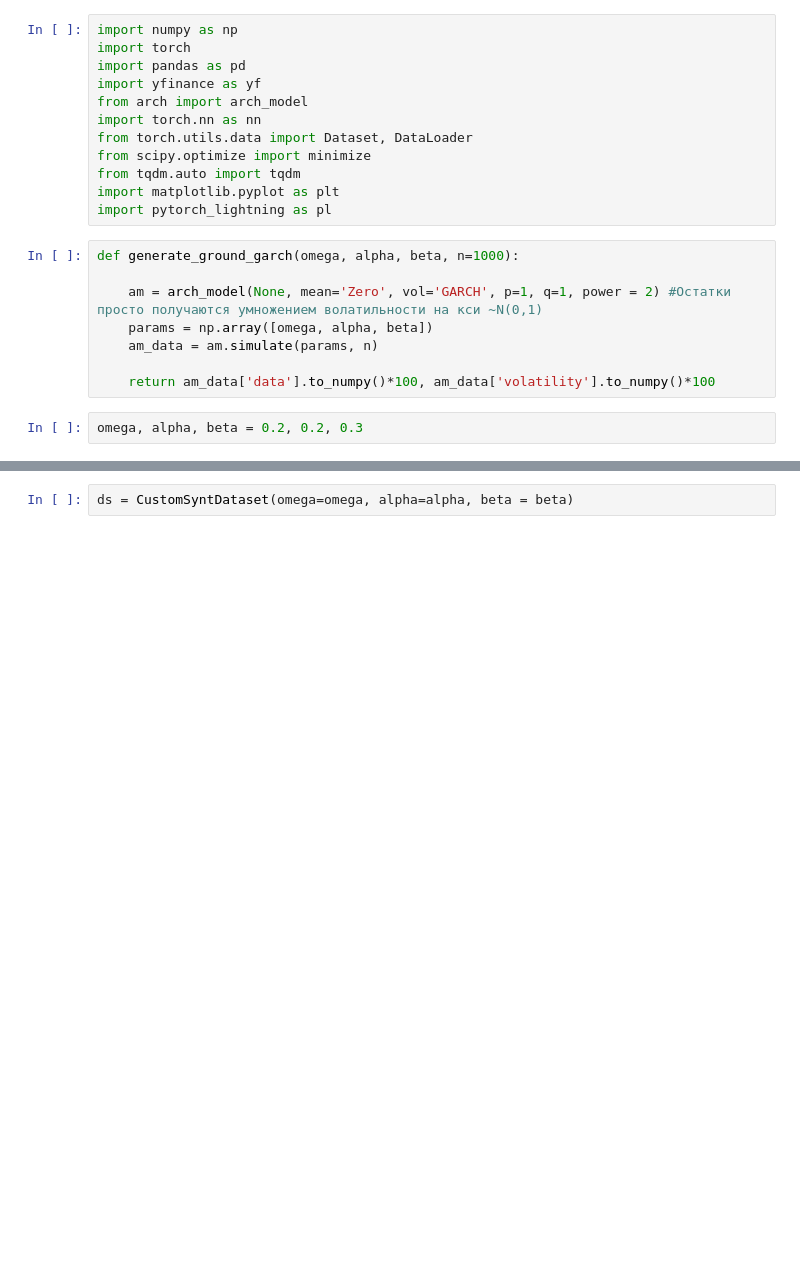
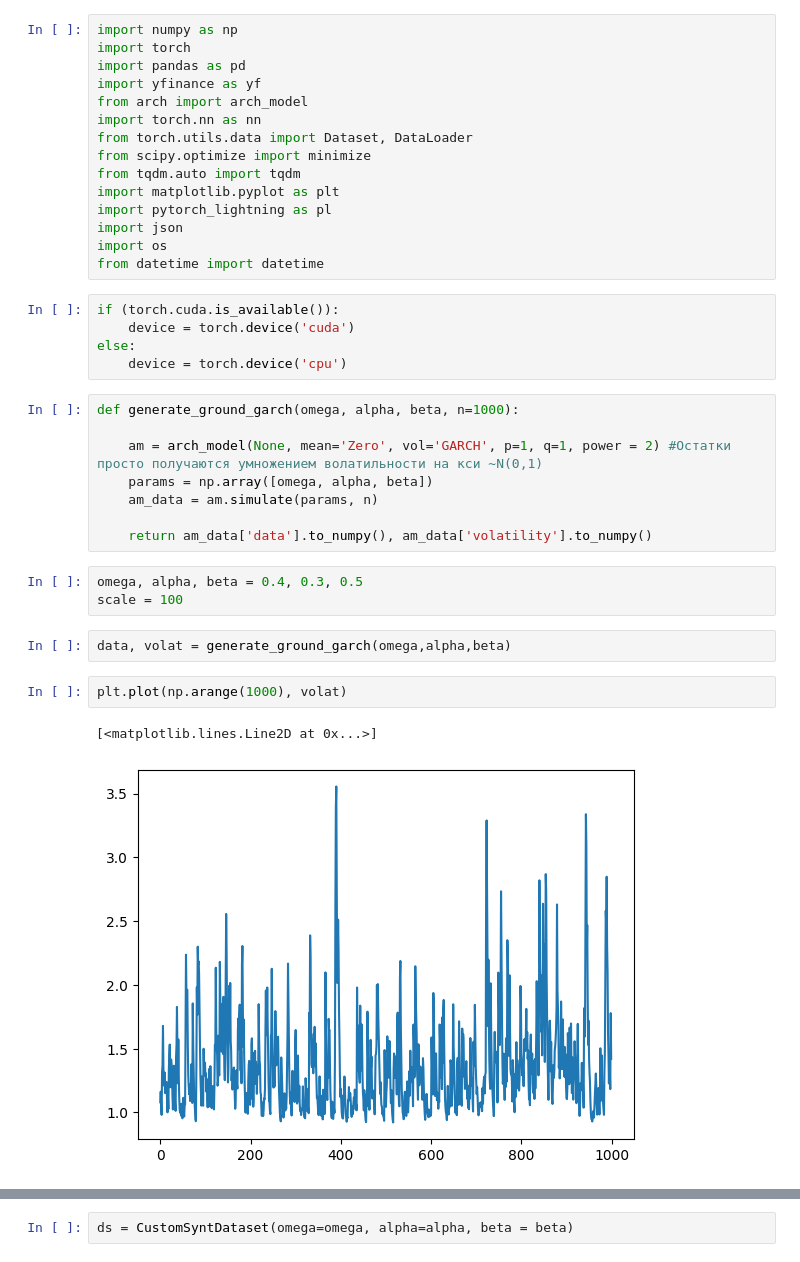
Before and after one commit to need2040/python_solution, a Jupyter notebook: garch-lstm/garch_lstmfin.ipynb, the cells around one changed output, grey strips where cells are left out. Drawn from its saved outputs; the diff is of its cells as text; blank space fills up the shorter version.

```diff
--- a/garch-lstm/garch_lstmfin.ipynb
+++ b/garch-lstm/garch_lstmfin.ipynb
@@ -10,6 +10,14 @@ from scipy.optimize import minimize
 from tqdm.auto import tqdm
 import matplotlib.pyplot as plt
 import pytorch_lightning as pl
+import json
+import os
+from datetime import datetime
+# %%
+if (torch.cuda.is_available()):
+    device = torch.device('cuda')
+else:
+    device = torch.device('cpu')
 # %%
 def generate_ground_garch(omega, alpha, beta, n=1000):
 
@@ -17,6 +25,14 @@ def generate_ground_garch(omega, alpha, beta, n=1000):
     params = np.array([omega, alpha, beta])
     am_data = am.simulate(params, n)
 
-    return am_data['data'].to_numpy()*100, am_data['volatility'].to_numpy()*100
+    return am_data['data'].to_numpy(), am_data['volatility'].to_numpy()
 # %%
-omega, alpha, beta = 0.2, 0.2, 0.3
+omega, alpha, beta = 0.4, 0.3, 0.5
+scale = 100
+# %%
+data, volat = generate_ground_garch(omega,alpha,beta)
+# %%
+plt.plot(np.arange(1000), volat)
+# %% [output]
+[<matplotlib.lines.Line2D at 0x...>]
+[figure, added]
```
Also changed, not shown: parts of 17 cells of this notebook, 3 other files.
